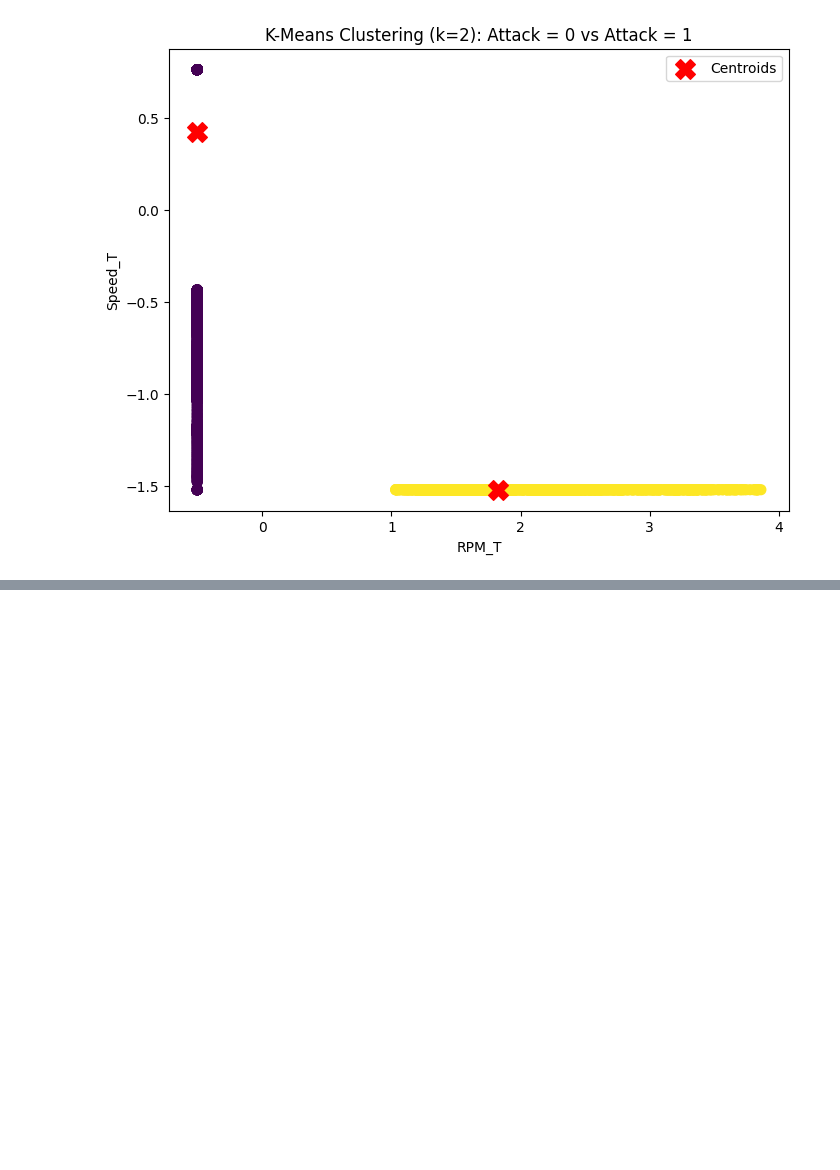
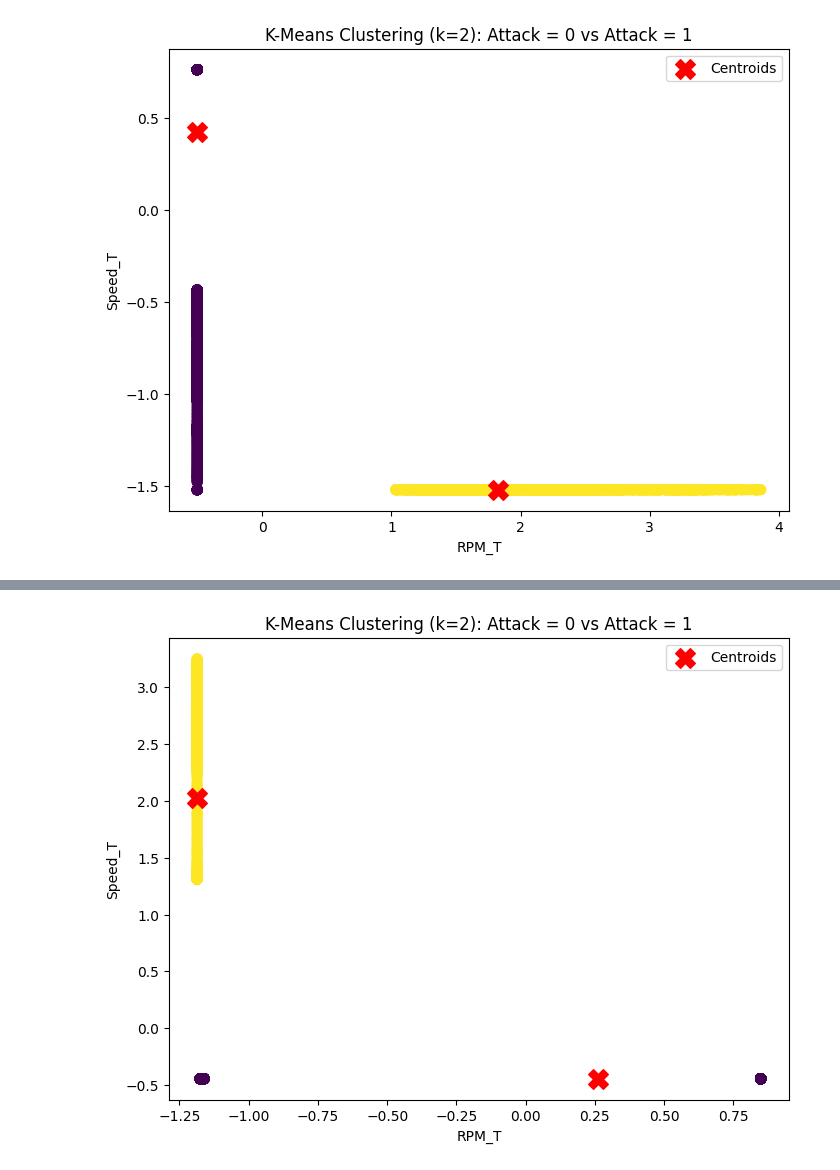
Before and after one commit to sazzeb/simulated-annealing, a Jupyter notebook: CSCE_5214_Assignment_3_Report_Eko_Samuel.ipynb, the cells around one changed output, grey strips where cells are left out. Cells and saved outputs as stored; diff of their text form; code cells hidden in the pictures; blank space fills up the shorter version.

```diff
--- a/CSCE_5214_Assignment_3_Report_Eko_Samuel.ipynb
+++ b/CSCE_5214_Assignment_3_Report_Eko_Samuel.ipynb
@@ -170,0 +189,4 @@ plot_kmeans_clusters(fff_injection_df[['RPM_T', 'Speed_T']], k=2)
+# %%
+plot_kmeans_clusters(no_injection_df[['RPM_T', 'Speed_T']], k=2)
+# %% [output]
+[figure, added]
```
Also changed, not shown: parts of 16 cells of this notebook.
